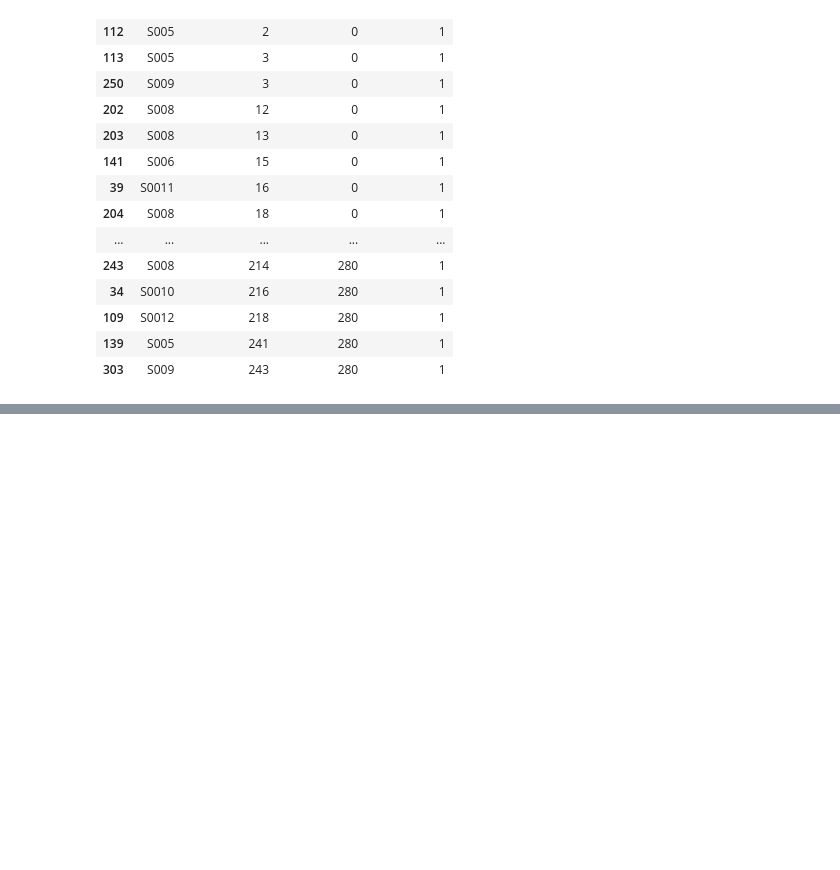
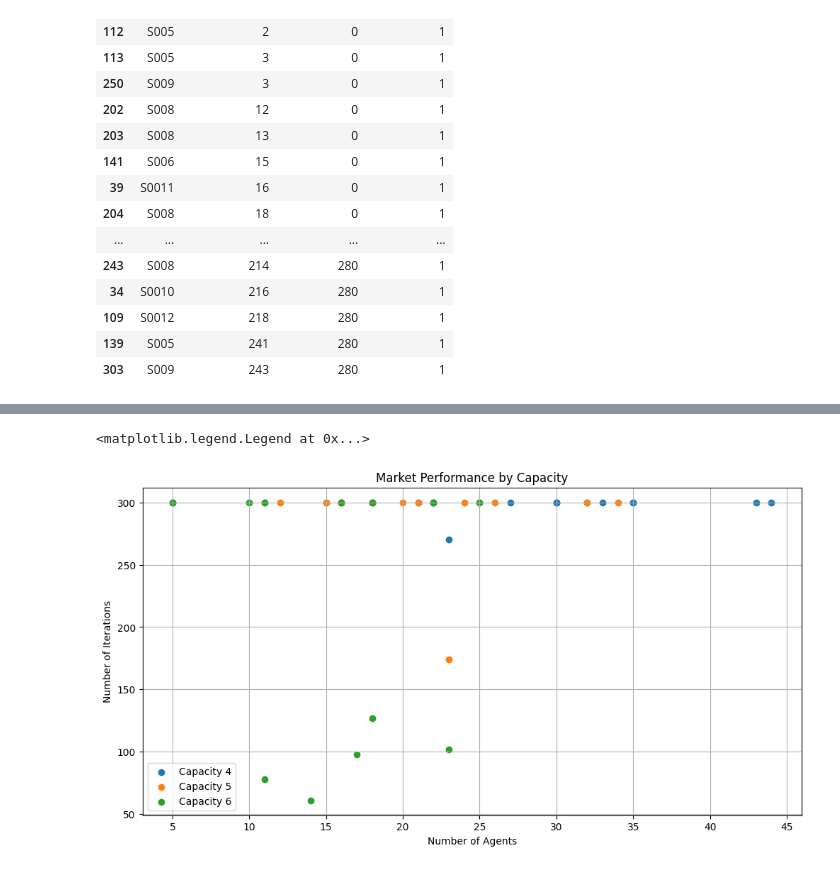
Before and after one commit to sastry-group/Mechanism-Design-for-AAM, a Jupyter notebook: ic/fisher/Fisher_data_reader.ipynb, the cells around one changed output, grey strips where cells are left out. Cells and saved outputs as stored; diff of their text form; code cells hidden in the pictures; blank space fills up the shorter version.

Commit message:
plots for new submission, with market performance

```diff
--- a/ic/fisher/Fisher_data_reader.ipynb
+++ b/ic/fisher/Fisher_data_reader.ipynb
@@ -248,0 +305,15 @@ display(sector_request_counts_sorted)
+# %%
+# Plotting the data
+plt.figure(figsize=(12, 6))
+plt.title("Market Performance by Capacity")
+plt.ylabel("Number of Iterations")
+plt.xlabel("Number of Agents")
+plt.grid()
+for capacity in combined_df["Capacity"].unique():
+    subset = combined_df[combined_df["Capacity"] == capacity]
+    plt.scatter(subset["Number_Agents"], subset["Number_Interations"], label=f"Capacity {capacity}", marker='o')
+
+plt.legend()
+# %% [output]
+<matplotlib.legend.Legend at 0x...>
+[figure, added]
```
Also changed, not shown: parts of 4 cells of this notebook.
